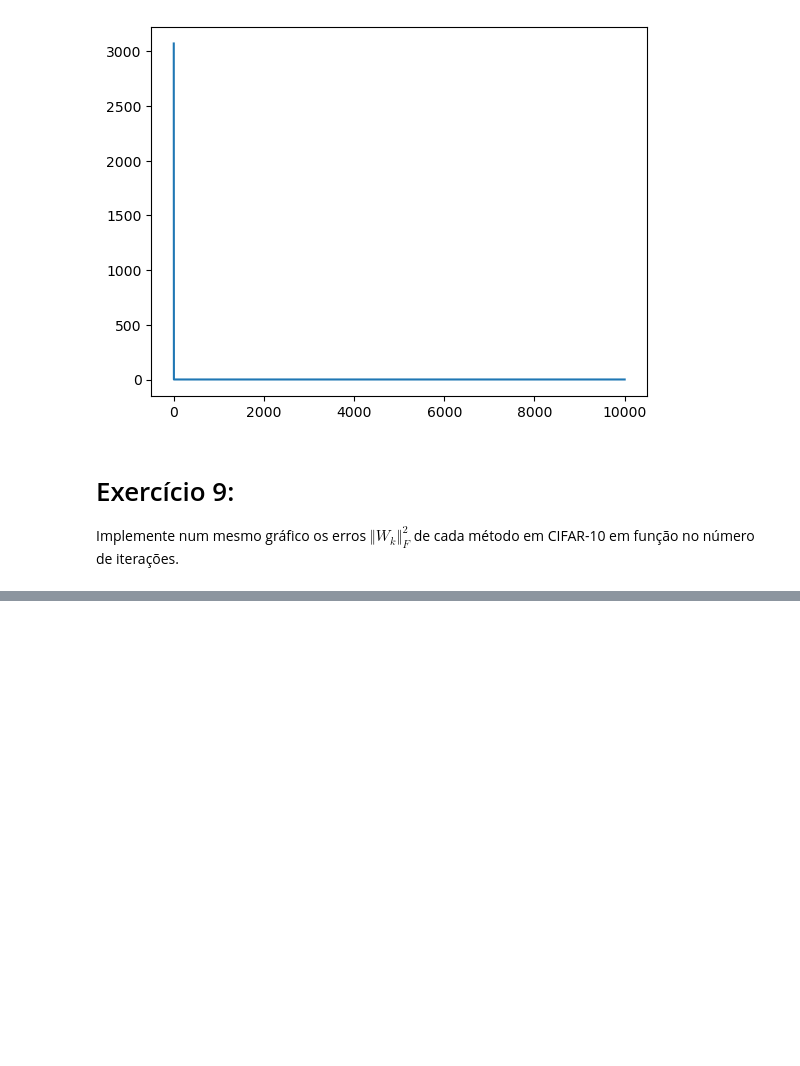
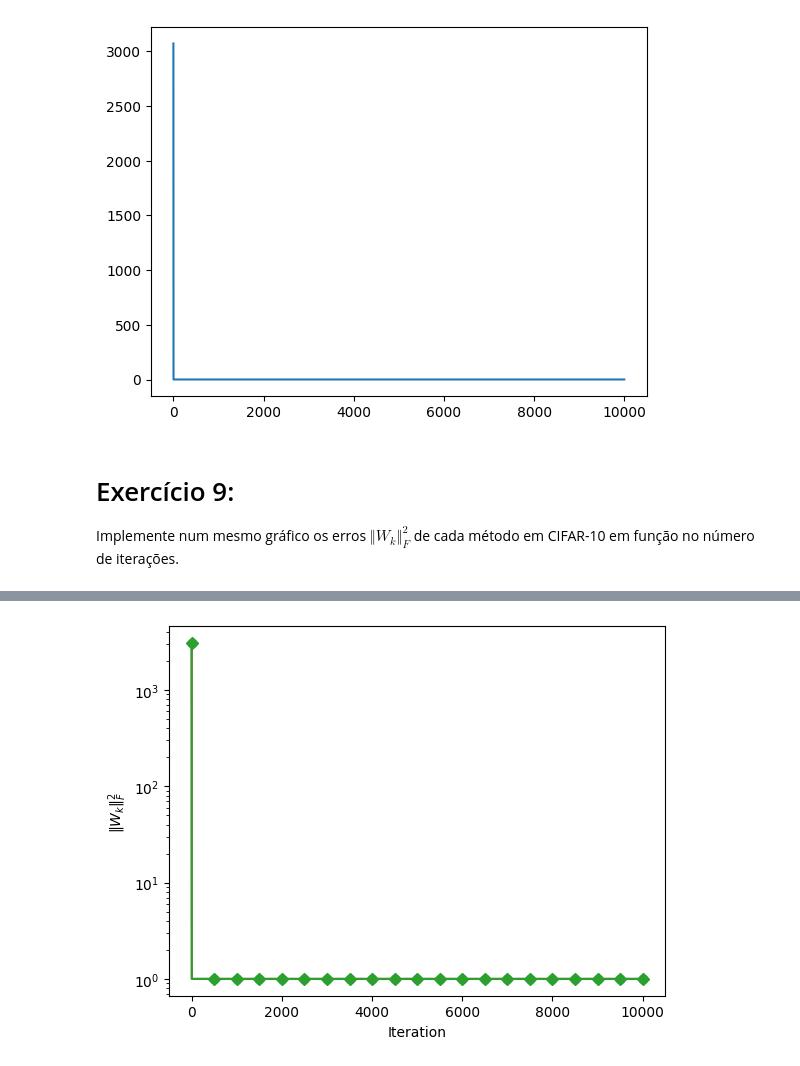
Before and after one commit to d4ruh/OCD-2026, a Jupyter notebook: projeto-02/streaming_PCA.ipynb, the cells around one changed output, grey strips where cells are left out. Cells and saved outputs as stored; diff of their text form; code cells hidden in the pictures; blank space fills up the shorter version.

```diff
--- a/projeto-02/streaming_PCA.ipynb
+++ b/projeto-02/streaming_PCA.ipynb
@@ -294,3 +433,30 @@ NOTA: se `random=True`, inicialize o método  AdaOja-Coord tomando $W_0$ como o
+# %%
+#Escreva código aqui
+def AdaOja_Coord_real(X, k, eta, b0, random):
+	n, d = X.shape
+
+	if random:
+		Wt, _ = la.qr(np.random.normal(0, 1, (d, k)), mode='economic')
+	else:
+		Wt = np.ones((d, k))
+	Zt = Wt
+
+	loss = lambda W: la.norm(W)**2
+	loss_log = [loss(Wt)]
+
+	bt = np.array([b0**2 for _ in range(k)])
+
+	for t in range(n):
+		xt = X[t]
+		proj = xt @ Wt
+		Gt = np.outer(xt, proj)
+		bt = bt + la.norm(Gt, axis=0)**2
+
+		Zt = Wt + (eta / np.sqrt(bt)) * Gt
+		Wt, _ = la.qr(Zt, mode='economic')
+		loss_log.append(loss(Wt))
+
+	return loss_log, Wt
 # %%
 #Exemplo:
 ans3 = AdaOja_Coord_real(X, k, eta=10*1e-1, b0=1e-5, random=False)
@@ -313,0 +474,12 @@ Implemente num mesmo gráfico os erros $\Vert W_k\Vert_F^2$ de cada método em C
+# %%
+#Escreva código aqui
+plt.plot(ans1[0], label='Oja', marker='o', markevery=500)
+plt.plot(ans2[0], label='AdaOja-Norm', marker='*', markevery=500)
+plt.plot(ans3[0], label='AdaOja-Coord', marker='D', markevery=500)
+
+plt.xlabel('Iteration')
+plt.ylabel(r'$\|W_k\|_F^2$')
+plt.yscale('log')
+plt.show()
+# %% [output]
+[figure, added]
```
Also changed, not shown: parts of 25 cells of this notebook.
